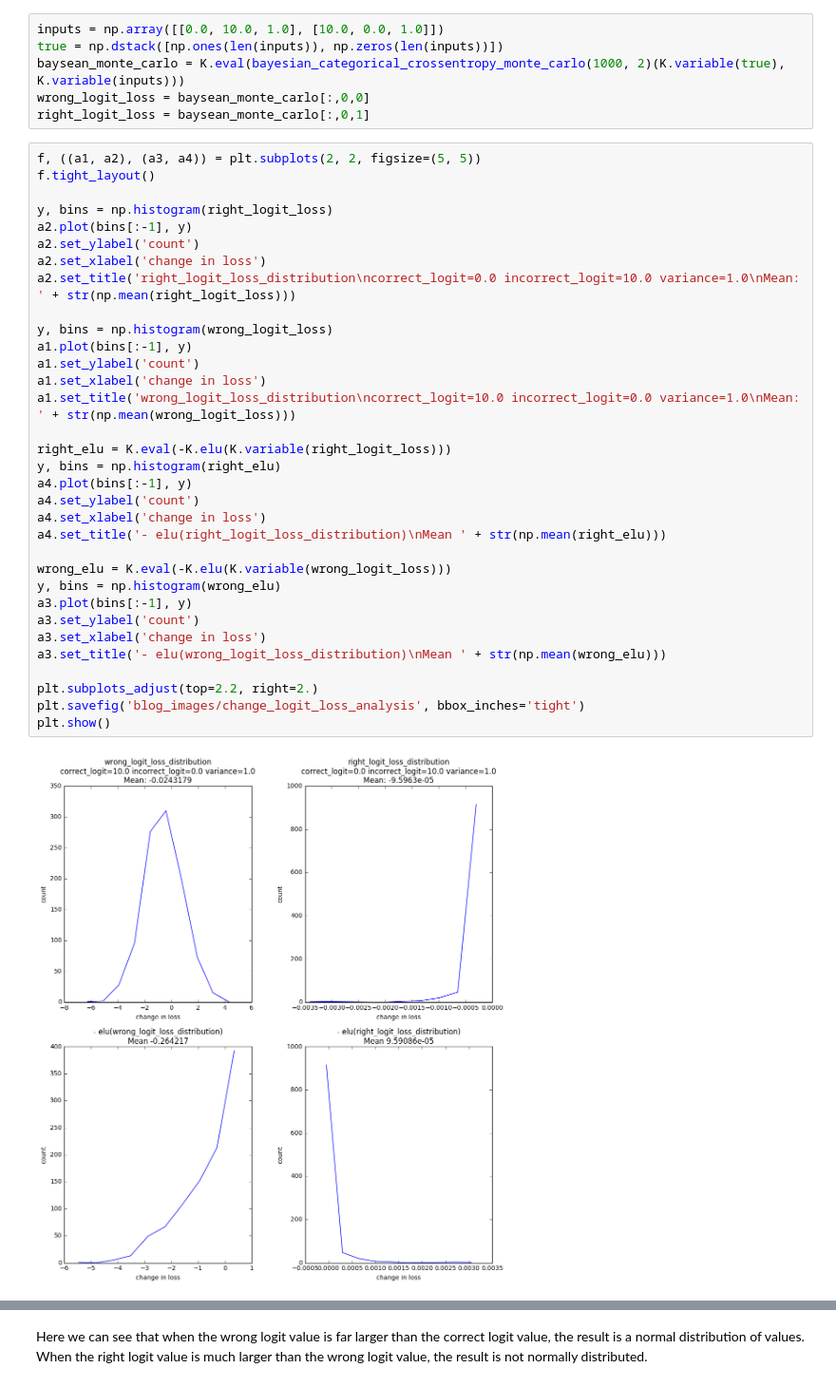
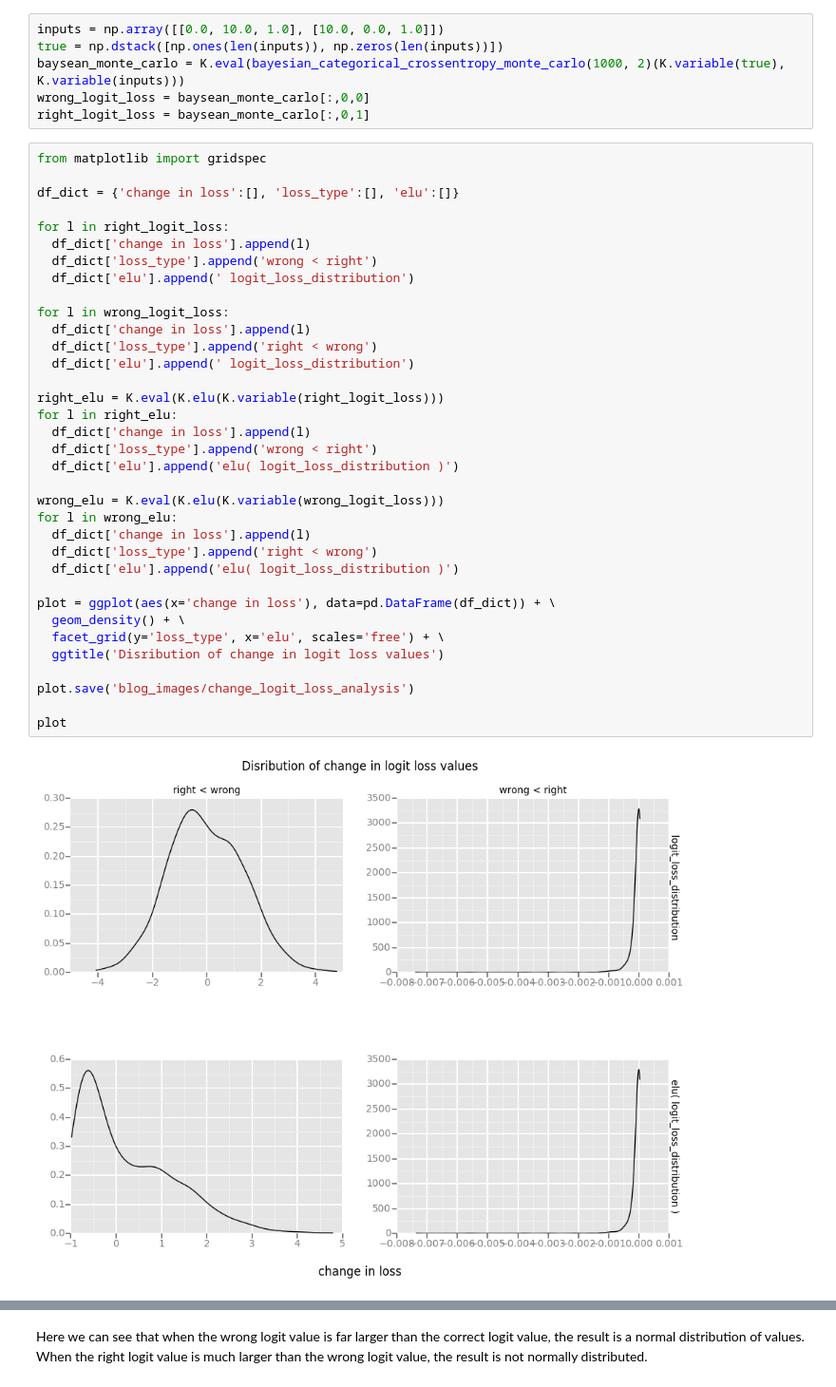
Before and after one commit to kyle-dorman/bayesian-neural-network-blogpost, a Jupyter notebook: analyze_aleatoric_uncertainty.ipynb, the cells around one changed output, grey strips where cells are left out. Shown: that part at 95% size. Cells and saved outputs as stored; diff of their text form.

```diff
--- a/analyze_aleatoric_uncertainty.ipynb
+++ b/analyze_aleatoric_uncertainty.ipynb
@@ -245,38 +309,40 @@ true = np.dstack([np.ones(len(inputs)), np.zeros(len(inputs))])
 baysean_monte_carlo = K.eval(bayesian_categorical_crossentropy_monte_carlo(1000, 2)(K.variable(true), K.variable(inputs)))
 wrong_logit_loss = baysean_monte_carlo[:,0,0]
 right_logit_loss = baysean_monte_carlo[:,0,1]
-# %%
-f, ((a1, a2), (a3, a4)) = plt.subplots(2, 2, figsize=(5, 5))
-f.tight_layout()
-
-y, bins = np.histogram(right_logit_loss)
-a2.plot(bins[:-1], y)
-a2.set_ylabel('count')
-a2.set_xlabel('change in loss')
-a2.set_title('right_logit_loss_distribution\ncorrect_logit=0.0 incorrect_logit=10.0 variance=1.0\nMean: ' + str(np.mean(right_logit_loss)))
-
-y, bins = np.histogram(wrong_logit_loss)
-a1.plot(bins[:-1], y)
-a1.set_ylabel('count')
-a1.set_xlabel('change in loss')
-a1.set_title('wrong_logit_loss_distribution\ncorrect_logit=10.0 incorrect_logit=0.0 variance=1.0\nMean: ' + str(np.mean(wrong_logit_loss)))
-
-right_elu = K.eval(-K.elu(K.variable(right_logit_loss)))
-y, bins = np.histogram(right_elu)
-a4.plot(bins[:-1], y)
-a4.set_ylabel('count')
-a4.set_xlabel('change in loss')
-a4.set_title('- elu(right_logit_loss_distribution)\nMean ' + str(np.mean(right_elu)))
-
-wrong_elu = K.eval(-K.elu(K.variable(wrong_logit_loss)))
-y, bins = np.histogram(wrong_elu)
-a3.plot(bins[:-1], y)
-a3.set_ylabel('count')
-a3.set_xlabel('change in loss')
-a3.set_title('- elu(wrong_logit_loss_distribution)\nMean ' + str(np.mean(wrong_elu)))
-
-plt.subplots_adjust(top=2.2, right=2.)
-plt.savefig('blog_images/change_logit_loss_analysis', bbox_inches='tight')
-plt.show()
-# %% [output]
-[figure, removed]
+# %%
+from matplotlib import gridspec
+
+df_dict = {'change in loss':[], 'loss_type':[], 'elu':[]}
+
+for l in right_logit_loss:
+  df_dict['change in loss'].append(l)
+  df_dict['loss_type'].append('wrong < right')
+  df_dict['elu'].append(' logit_loss_distribution')
+
+for l in wrong_logit_loss:
+  df_dict['change in loss'].append(l)
+  df_dict['loss_type'].append('right < wrong')
+  df_dict['elu'].append(' logit_loss_distribution')
+
+right_elu = K.eval(K.elu(K.variable(right_logit_loss)))
+for l in right_elu:
+  df_dict['change in loss'].append(l)
+  df_dict['loss_type'].append('wrong < right')
+  df_dict['elu'].append('elu( logit_loss_distribution )')
+
+wrong_elu = K.eval(K.elu(K.variable(wrong_logit_loss)))
+for l in wrong_elu:
+  df_dict['change in loss'].append(l)
+  df_dict['loss_type'].append('right < wrong')
+  df_dict['elu'].append('elu( logit_loss_distribution )')
+
+plot = ggplot(aes(x='change in loss'), data=pd.DataFrame(df_dict)) + \
+  geom_density() + \
+  facet_grid(y='loss_type', x='elu', scales='free') + \
+  ggtitle('Disribution of change in logit loss values')
+
+plot.save('blog_images/change_logit_loss_analysis')
+
+plot
+# %% [output]
+[figure, added]
```
Also changed, not shown: parts of 9 cells of this notebook, 5 other files.
